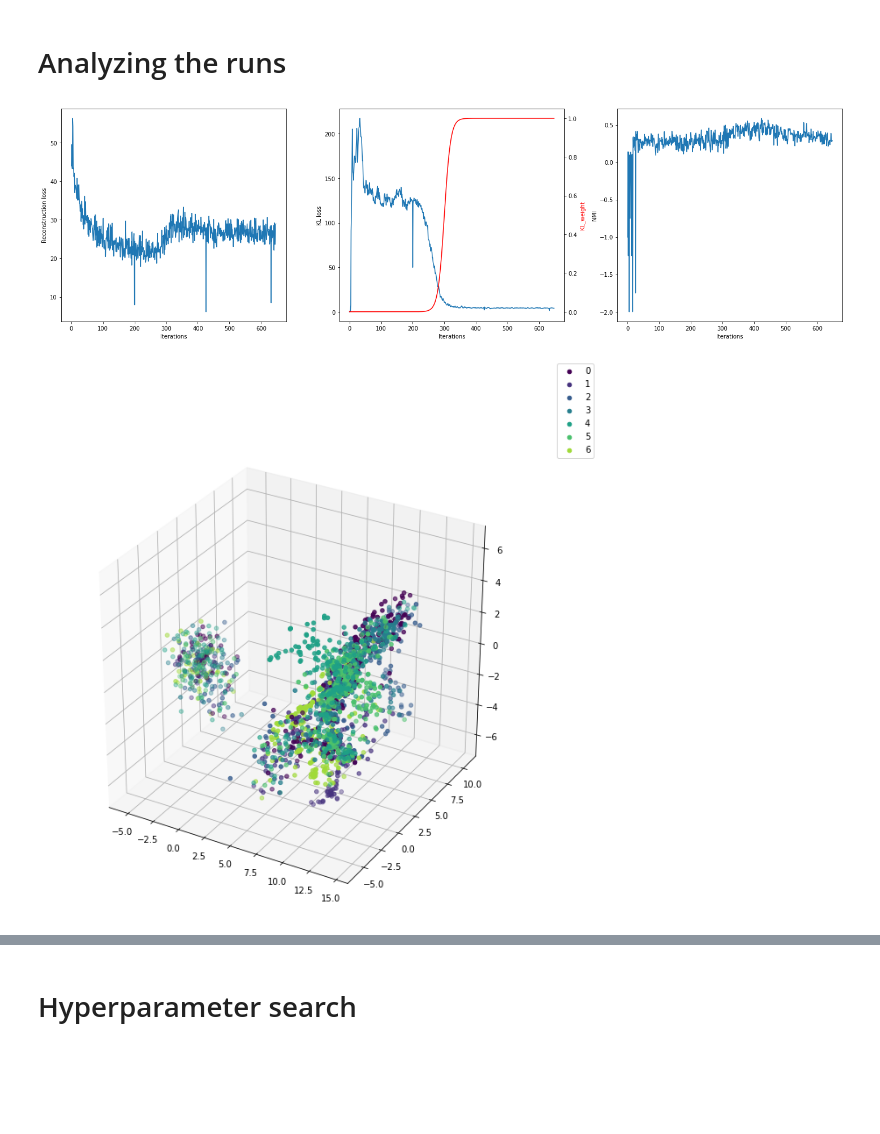
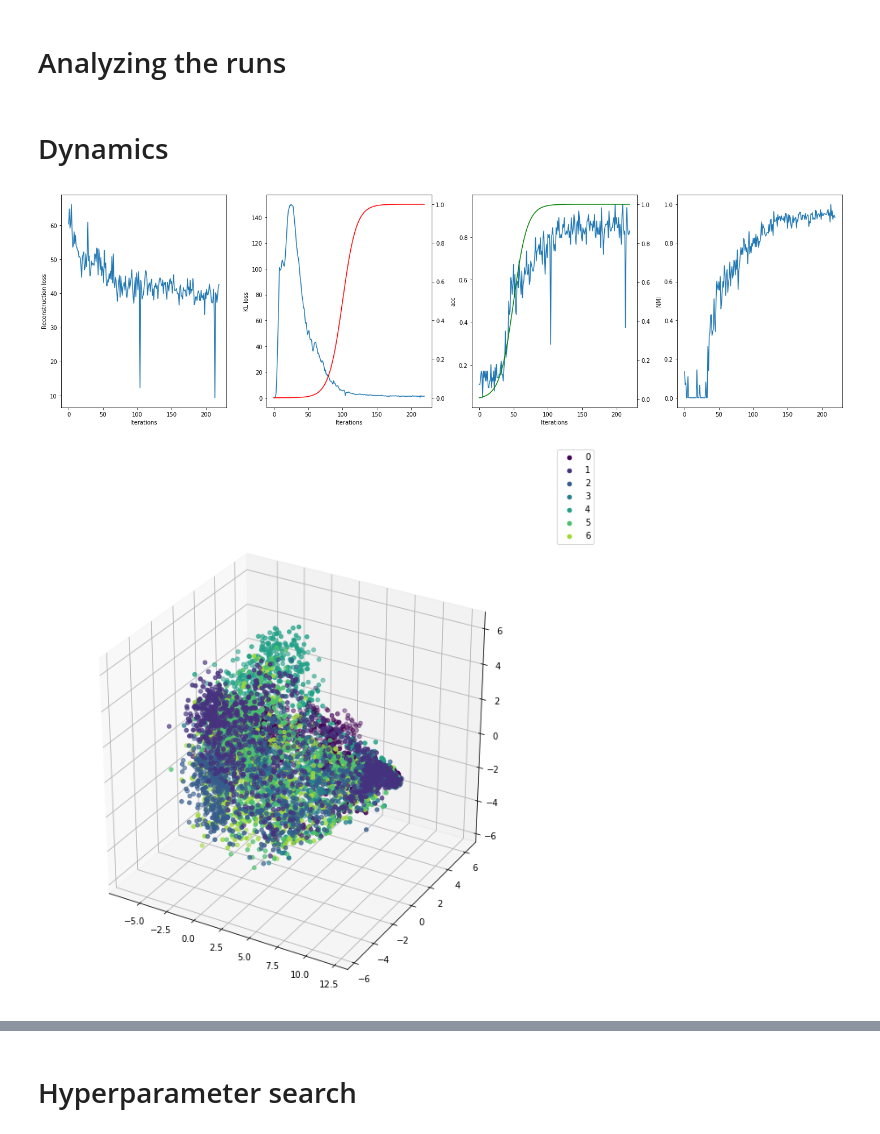
Before and after one commit to sonos/automatic-data-generation, a Jupyter notebook: data-generation.ipynb, the cells around one changed output, grey strips where cells are left out. Saved outputs shown, nothing was run; the diff lists cells and outputs as text; code cells hidden in the pictures; blank space fills up the shorter version.

```diff
--- a/data-generation.ipynb
+++ b/data-generation.ipynb
@@ -179,38 +179,47 @@ play the song from the fifties for ten in Mondital Maker
 # %%
 import torch
 run = torch.load('run.pyT')
+# %% [markdown]
+# Dynamics
 # %%
-fig, axarr = plt.subplots(1,3, figsize=(20,6))
+fig, axarr = plt.subplots(1,4, figsize=(20,6))
 axarr = axarr.flatten()
 
 args = run['args']
 NLL_hist = run['NLL_hist']
 KL_hist  = run['KL_hist' ]
 NMI_hist = run['NMI_hist']
+acc_hist = run['acc_hist']
 t = np.array(range(len(NLL_hist)))
 
-from train import kl_anneal_function
-kl_anneal_function = np.vectorize(kl_anneal_function)
-KL_weight = kl_anneal_function(args.anneal_function, t, args.k, args.x0)
+from train import anneal_fn
+anneal_fn = np.vectorize(anneal_fn)
+KL_weight = anneal_fn(args.anneal_function, t, args.k1, args.x1)
+label_weight = anneal_fn(args.anneal_function, t, args.k2, args.x2)
 
 axarr[0].plot(t, NLL_hist)
 axarr[1].plot(t, KL_hist )
-ax2 = axarr[1].twinx()
-ax2.plot(t, KL_weight, color='red')
-axarr[2].plot(t, NMI_hist)
+ax1bis = axarr[1].twinx()
+ax1bis.plot(t, KL_weight, color='red')
+axarr[2].plot(t, acc_hist )
+ax2bis = axarr[2].twinx()
+ax2bis.plot(t, label_weight, color='green')
+axarr[3].plot(t, NMI_hist)
+
 for i in range(3):
     axarr[i].set_xlabel('Iterations')
 axarr[0].set_ylabel('Reconstruction loss')
 axarr[1].set_ylabel('KL loss')
 ax2.set_ylabel('KL_weight', color='red')
-axarr[2].set_ylabel('NMI')
+axarr[2].set_ylabel('acc')
+axarr[3].set_ylabel('NMI')
 
 fig.tight_layout()
 plt.show()
 # %% [output]
-[figure, old version]
+[figure, new version]
 # %%
-n_per_intent = 300
+n_per_intent = 1000
 
 latent = run['latent']
 from sklearn.decomposition import PCA
@@ -227,4 +236,4 @@ for intent in latent.keys():
 fig.legend()
 plt.show()
 # %% [output]
-[figure, old version]
+[figure, new version]
```
Also changed, not shown: parts of 8 cells of this notebook, 16 other files.
